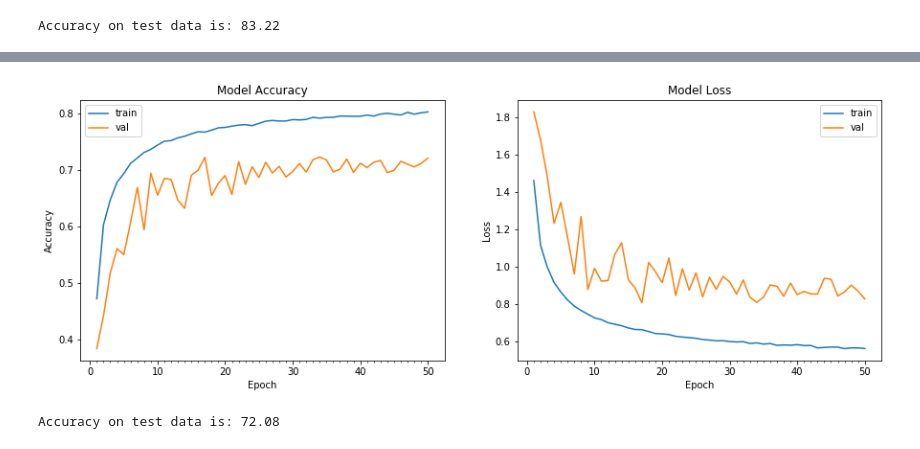
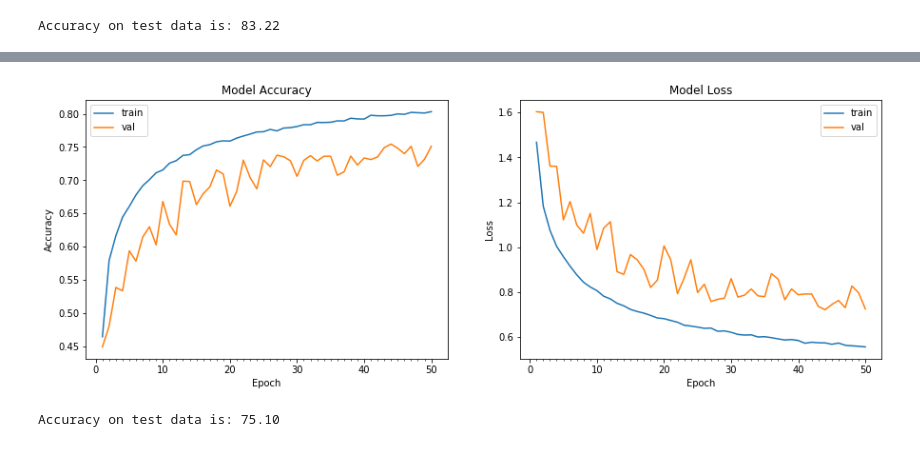
Before and after one commit to csharpshooter/EIP, a Jupyter notebook: A3/Assignment_3.ipynb, the cells around one changed output, grey strips where cells are left out. Cells and saved outputs as stored; diff of their text form; code cells hidden in the pictures.

```diff
--- a/A3/Assignment_3.ipynb
+++ b/A3/Assignment_3.ipynb
@@ -242,12 +242,12 @@ datagen = ImageDataGenerator(zoom_range=0.0,
 
 
 
-model.compile(loss='categorical_crossentropy', optimizer=Adam(lr=0.003), metrics=['accuracy'])
+#model.compile(loss='categorical_crossentropy', optimizer=Adam(lr=0.003), metrics=['accuracy'])
 
 # train the model
 start = time.time()
 # Train the model
-model_info = model.fit_generator(datagen.flow(train_features, train_labels, batch_size = 128),
+model_info = model.fit_generator(datagen.flow(train_features, train_labels, batch_size = 64),
                                  samples_per_epoch = train_features.shape[0], nb_epoch = 50,
                                  validation_data = (test_features, test_labels), verbose=1
 #                                 ,callbacks=[LearningRateScheduler(scheduler, verbose=1)]
@@ -279,2 +279,2 @@ Model took 1203.38 seconds to train
-[figure, old version]
+[figure, new version]
-Accuracy on test data is: 72.08
+Accuracy on test data is: 75.10
```
Also changed, not shown: parts of 2 cells of this notebook.
